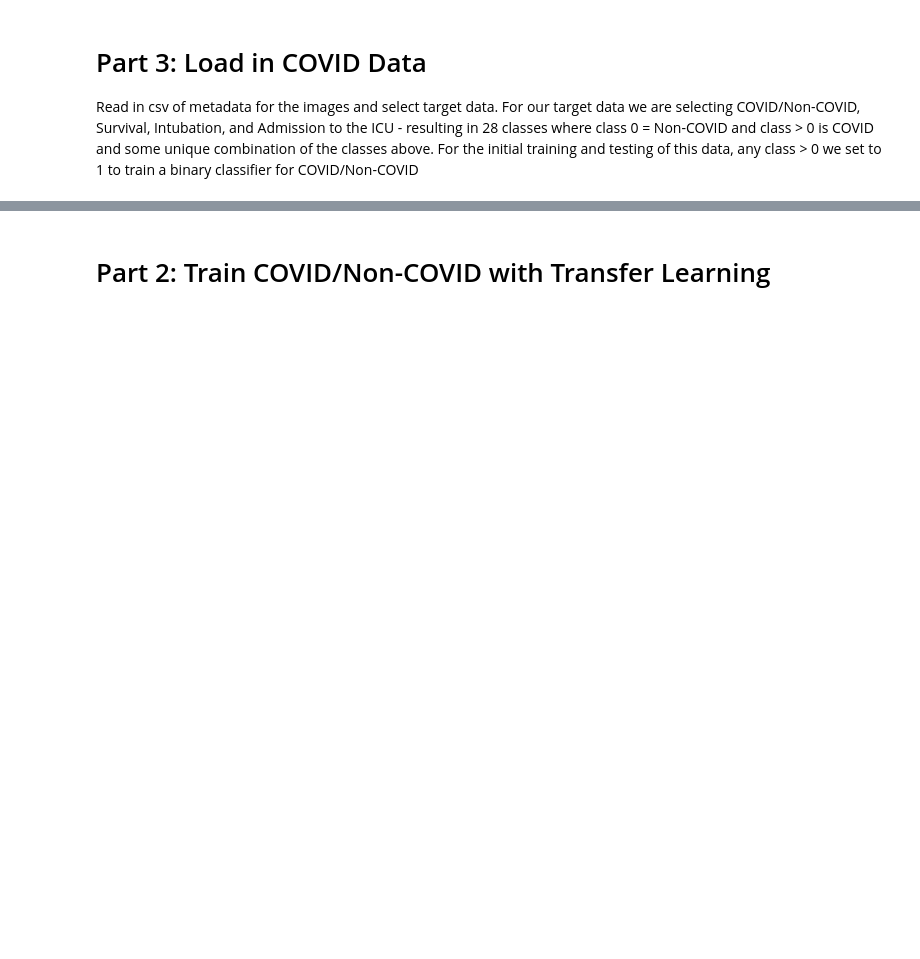
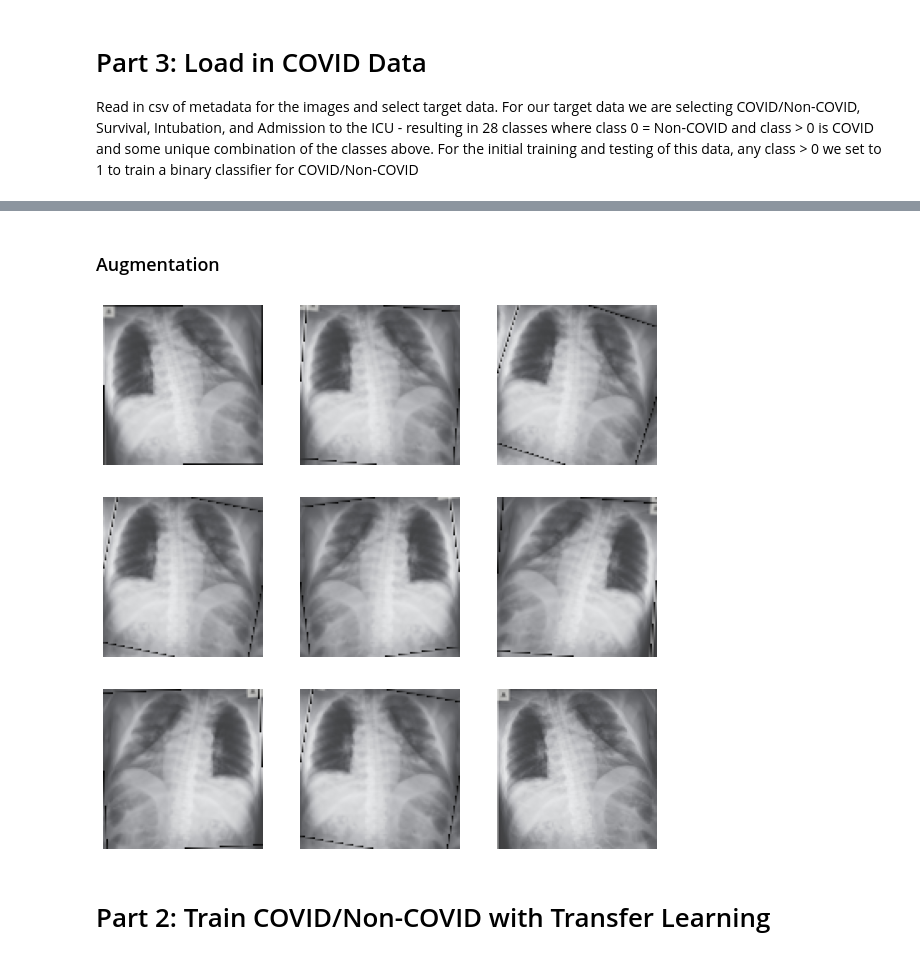
Before and after one commit to gdosulli/CS254_COVID, a Jupyter notebook: GOBT_CS254_COVID_TransferLearning.ipynb, the cells around one changed output, grey strips where cells are left out. Saved outputs shown, nothing was run; the diff lists cells and outputs as text; code cells hidden in the pictures; blank space fills up the shorter version.

```diff
--- a/GOBT_CS254_COVID_TransferLearning.ipynb
+++ b/GOBT_CS254_COVID_TransferLearning.ipynb
@@ -41,10 +42,10 @@ for file in files:
 Load in images for the corresponding target data with PIL. Reformat all images to the same dimensions and convert them to a numpy array for the models to use (where each is a (# pixels, # pixels) array).
 # %%
 # Load in image data from filenames with PIL
-img_dim = 128
+img_dim = 96
 def normalize_images(d, curr_dir):
     """normalize all images inside dictionary"""
-    images = np.empty((len(d['target']), img_dim, img_dim, 2))
+    images = np.empty((len(d['target']), img_dim, img_dim, 3))
 
     for i in range(len(d['filename'])):
         image = Image.open(curr_dir + d['filename'][i])
@@ -53,7 +54,7 @@ def normalize_images(d, curr_dir):
         image = image.resize((img_dim, img_dim))
 
         # convert to grayscale
-        image = image.convert('LA')
+        image = image.convert('RGB')
 
         images[i] = np.array(image)
 
@@ -65,0 +69,24 @@ images = normalize_images(init_d, "chest_xray/pooled_imgs/")
+# %%
+aug_count = 8
+def augment_images(images, targets):
+    data_augmentation = tf.keras.Sequential([
+      layers.experimental.preprocessing.RandomFlip("horizontal", dtype='float64'),
+      layers.experimental.preprocessing.RandomRotation(0.05, dtype='float64')
+    ])
+
+    aug_images = np.empty((len(targets * (aug_count + 1)), img_dim, img_dim, 3))
+    new_targets = []
+
+
+    for i in range(len(targets)):
+        image = tf.expand_dims(images[i], 0)
+        for j in range(0, aug_count):
+            new_image = data_augmentation(image)
+            new_targets.append(targets[i])
+            aug_images[len(new_targets) - 1] = new_image[0]
+
+        # add base image
+        new_targets.append(targets[i])
+        aug_images[len(new_targets) - 1] = images[i]
+
+    return np.asarray(aug_images), new_targets
@@ -324,3 +247,7 @@ file.close()
 # %%
 # preprocess covid/noncovid images
 covid_images = normalize_images(d, "model_images/")
+# %% [markdown]
+### Augmentation
+# %%
+covid_images_aug, targets = augment_images(covid_images, d['target'])
@@ -327,3 +256,11 @@ covid_images = normalize_images(d, "model_images/")
+# %%
+plt.figure(figsize=(10, 10))
+for i in range(9):
+  ax = plt.subplot(3, 3, i + 1)
+  plt.imshow(covid_images_aug[i])
+  plt.axis("off")
+# %% [output]
+[figure, added]
 # %% [markdown]
 # Part 2: Train COVID/Non-COVID with Transfer Learning
 # %%
```
Also changed, not shown: parts of 30 cells of this notebook, 10 other files.
